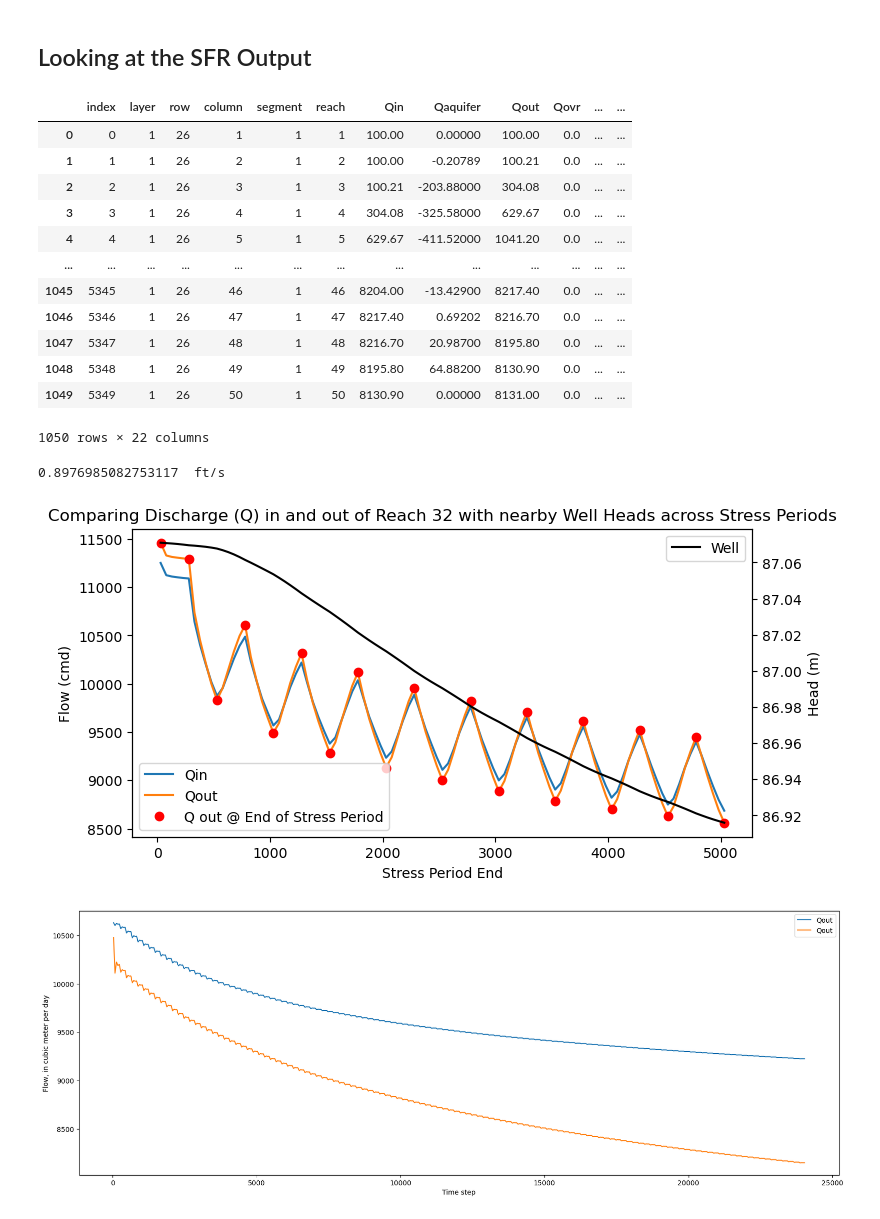
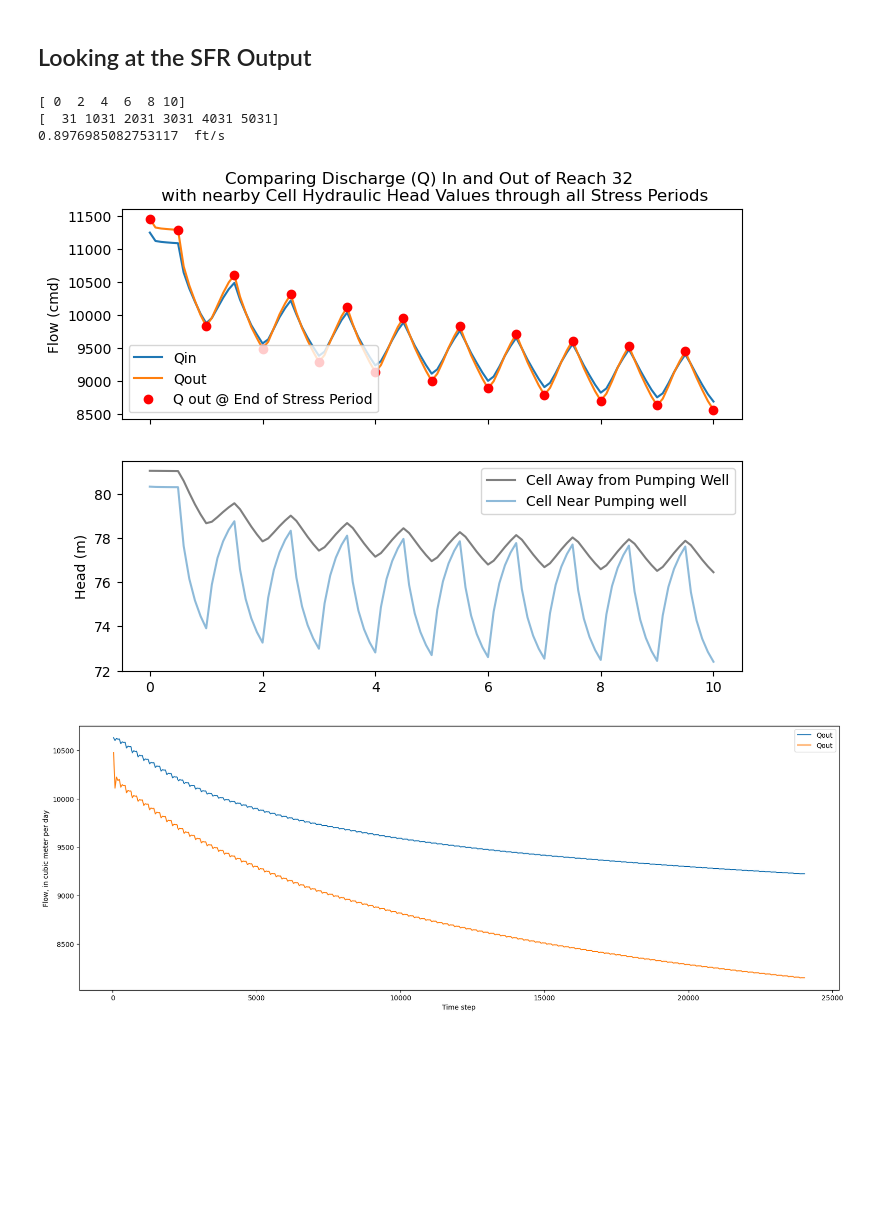
Before and after one commit to davermurray/mf-trees, a Jupyter notebook: mf_notebooks/Aquaseca_Transient.ipynb, the cells around one changed output. Drawn from its saved outputs; the diff is of its cells as text; code cells hidden in the pictures; blank space fills up the shorter version.

```diff
--- a/mf_notebooks/Aquaseca_Transient.ipynb
+++ b/mf_notebooks/Aquaseca_Transient.ipynb
@@ -597,65 +598,64 @@ df.reset_index(drop = False, inplace = True) #FOr some reason the index seems to
 #display(df[df.reach == rn])
 
 #Backing out the stress period from the rows
 #should be 50 rows for the first stress period (1 timestep for each reach), then 1500 (50*30) for the remaining 20 stressperiods for a total of 30050 timesteps (rows)
 df['Stp']= 1
 #df.iloc[50:,-1] = (np.divmod(np.arange(len(df)-50),50*30*numtim)[0]+1)+1 #Stp is the last col (-1) so the iloc references every row beyond 50 in the last column
 df.iloc[50:,-1] = (np.divmod(np.arange(len(df)-50),50*5*numtim)[0]+1)+1 #Stp is the last col (-1) so the iloc references every row beyond 50 in the last colum
 
 #group rows by change in Stp and grab the last Stress period
 Stpdf = df.groupby('Stp').tail(n=50) #groups tthe dataframe by the Stress period then grabs the last 50 rows (reaches) of the stress period representing the last timestep
 #print(Stpdf.iloc[50])
 #print(df.iloc[50])
+fig, axs = plt.subplots(2,1,sharex = True,sharey=False)
 
 inds = df.reach == 32 #grab indices for reach of interest
 #print(df.reach[inds].astype(str))
 #print(df.index)
-ax = df.loc[inds, ["Qin","Qout"]].plot(figsize = (8,4))
-ax.set_ylabel("Flow (cmd)")
-ax.set_xlabel("Stress Period End");
-ax.plot(Stpdf[Stpdf.reach == 32].index,Stpdf[Stpdf.reach == 32].Qout,'or', label = 'Q out @ End of Stress Period')
-ax.legend(loc='lower left')
-#ticklabels = [0,1,2,3,4]
-#xticks = np.arange(0,7500,1500) + 31#[0,3031,6031,9031,12031]
-#ax.set_xticks(xticks)
-#ax.set_xticklabels(ticklabels)
-ax.title.set_text('Comparing Discharge (Q) in and out of Reach 32 with nearby Well Heads across Stress Periods')
+df.loc[inds, ["Qin","Qout"]].plot(figsize = (8,6), ax = axs[0])
+axs[0].set_ylabel("Flow (cmd)")
+axs[0].set_xlabel("Stress Period End");
+axs[0].plot(Stpdf[Stpdf.reach == 32].index,Stpdf[Stpdf.reach == 32].Qout,'or', label = 'Q out @ End of Stress Period')
+axs[0].legend(loc='lower left')
+ticklabels = np.arange(0,12,2)#[0,5,10,15,20]
+xticks = np.arange(0,6000,1000)+31#[0,3031,6031,9031,12031]
+print(ticklabels)
+print(xticks)
+axs[0].set_xticks(xticks)
+axs[0].set_xticklabels(ticklabels)
+axs[0].title.set_text('Comparing Discharge (Q) In and Out of Reach 32 \n with nearby Cell Hydraulic Head Values through all Stress Periods')
 
 #Add the Stressperiod dataframe to the plot (checking to make sure it's all correct) - we lose the nice curves but this is much less data
-#Stpdf.loc[inds, ["Qout", "Qin"]].plot(figsize = (20,7), ax = ax)
+#Stpdf.loc[inds, ["Qout", "Qin"]].plot(figsize = (20,7), axs[0] = axs[0])
 
 
 headobj = flopy.utils.binaryfile.HeadFile(modws+'/'+modelname+'.hds')
-head = headobj.get_ts([(0,45,25)]) #time series from obs well inbetween stream and pumping well
+head = headobj.get_ts([(0,15,32)]) #time series from obs well
 head[:,0] = ((head[:,0] - 10)/36)* 50* numtim + rn-1 #go from total time to the reach (50), reports every 36th time step now, times in the SFR file, times numtim (was 2, now 4)  if routing is on
 #head[:,0] = ((head[:,0] - 10 ) / 6) * 50 *numtim +rn-1 #go from total time to the reach (50) period (6) times in the SFR file, times numtim (was 2, now 4)  if routing is on
 
-ax2 = ax.twinx()
-ax2.plot(head[:,0],head[:,1],'k', label ='Well')
-ax2.set_ylabel('Head (m)')
-ax2.legend()
+#axs[1] = axs[0].twinx()
+axs[1].plot(head[:,0],head[:,1],'k', label ='Cell Away from Pumping Well', alpha = 0.5)
 
+headobj = flopy.utils.binaryfile.HeadFile(modws+'/'+modelname+'.hds')
+head = headobj.get_ts([(0,20,31)]) #time series from obs well next two stream and pumping well
+head[:,0] = ((head[:,0] - 10)/36)* 50* numtim + rn-1 #go from total time to the reach (50), reports every 36th time step now, times in the SFR file, times numtim (was 2, now 4)  if routing is on
+#head[:,0] = ((head[:,0] - 10 ) / 6) * 50 *numtim +rn-1 #go from total time to the reach (50) period (6) times in the SFR file, times numtim (was 2, now 4)  if routing is on
+
+axs[1].plot(head[:,0],head[:,1], label ='Cell Near Pumping well', alpha = 0.5)
+axs[1].set_ylabel('Head (m)')
+axs[1].legend()
+axs[1].set_xticks([], minor=True)
 #print(df.loc[inds,["Qin","Qaquifer","Qout","Stp"]][df.Stp > 9])
 Stpdf.reset_index(drop=True, inplace = True)
-display(Stpdf)
+#display(Stpdf)
 lastStp = Stpdf.iloc[231]
 print((lastStp.Qout / (lastStp.width * lastStp.depth) / 86400) * 3.28, ' ft/s')
 # %% [output]
-|  | index | layer | row | column | segment | reach | Qin | Qaquifer | Qout | Qovr | ... | ... |
-| 0 | 0 | 1 | 26 | 1 | 1 | 1 | 100.00 | 0.00000 | 100.00 | 0.0 | ... | ... |
-| 1 | 1 | 1 | 26 | 2 | 1 | 2 | 100.00 | -0.20789 | 100.21 | 0.0 | ... | ... |
-| 2 | 2 | 1 | 26 | 3 | 1 | 3 | 100.21 | -203.88000 | 304.08 | 0.0 | ... | ... |
-| 3 | 3 | 1 | 26 | 4 | 1 | 4 | 304.08 | -325.58000 | 629.67 | 0.0 | ... | ... |
-| 4 | 4 | 1 | 26 | 5 | 1 | 5 | 629.67 | -411.52000 | 1041.20 | 0.0 | ... | ... |
-| ... | ... | ... | ... | ... | ... | ... | ... | ... | ... | ... | ... | ... |
-| 1045 | 5345 | 1 | 26 | 46 | 1 | 46 | 8204.00 | -13.42900 | 8217.40 | 0.0 | ... | ... |
-| 1046 | 5346 | 1 | 26 | 47 | 1 | 47 | 8217.40 | 0.69202 | 8216.70 | 0.0 | ... | ... |
-| 1047 | 5347 | 1 | 26 | 48 | 1 | 48 | 8216.70 | 20.98700 | 8195.80 | 0.0 | ... | ... |
-| 1048 | 5348 | 1 | 26 | 49 | 1 | 49 | 8195.80 | 64.88200 | 8130.90 | 0.0 | ... | ... |
-| 1049 | 5349 | 1 | 26 | 50 | 1 | 50 | 8130.90 | 0.00000 | 8131.00 | 0.0 | ... | ... |
-1050 rows × 22 columns
+[ 0  2  4  6  8 10]
+[  31 1031 2031 3031 4031 5031]
+0.8976985082753117  ft/s
-0.8976985082753117  ft/s
-[figure, old version]
+[figure, new version]
 # %%
 #Look at the variation in Q aquifer for the 5 random sampled simulations
 
```
Also changed, not shown: parts of 3 cells of this notebook, 6 other files.
